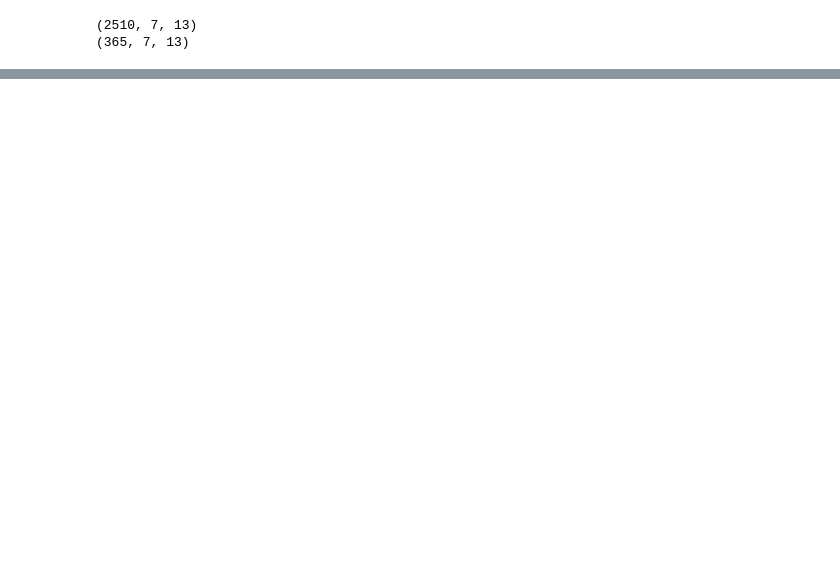
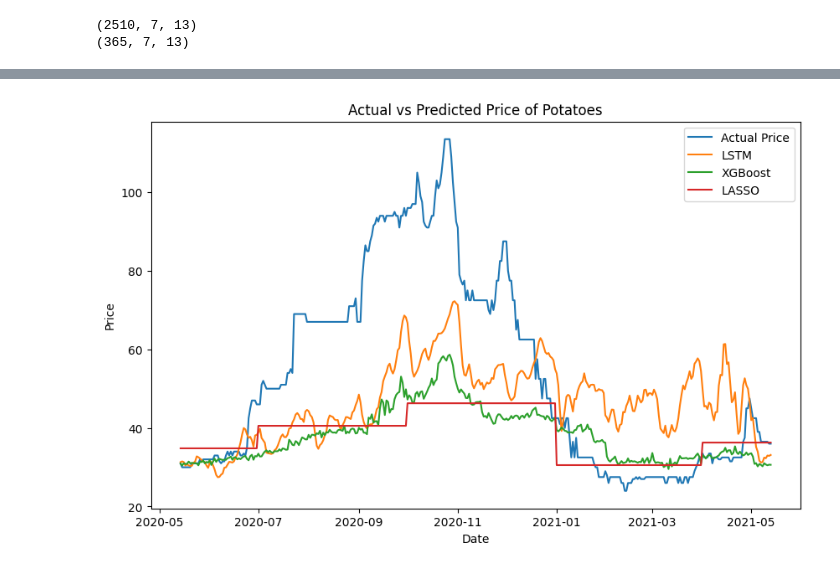
Before and after one commit to lukas-stamm/PAII, a Jupyter notebook: modelling/model_development.ipynb, the cells around one changed output, grey strips where cells are left out. Saved outputs shown, nothing was run; the diff lists cells and outputs as text; code cells hidden in the pictures; blank space fills up the shorter version.

```diff
--- a/modelling/model_development.ipynb
+++ b/modelling/model_development.ipynb
@@ -245,7 +245,7 @@ print(f"Best parameters: {best_params}")
 best_lasso = Lasso(**best_params)
 best_lasso.fit(x_train_scaled, y_train)
 
-y_pred = best_lasso.predict(x_test_scaled)
+y_pred_lasso = best_lasso.predict(x_test_scaled)
 mae = mean_absolute_error(y_test, y_pred)
 print(f'Mean Absolute Error: {mae}')
 # %% [output]
@@ -657,0 +659,14 @@ plt.show()
+# %%
+# Step 13: Plot Actual vs Predicted values
+plt.figure(figsize=(10, 6))
+plt.plot(potato_prices.index[-len(y_test):], y_test, label="Actual Price")
+plt.plot(potato_prices.index[-len(y_test):], y_pred_lstm, label="LSTM")
+plt.plot(potato_prices.index[-len(y_test):], y_pred_xgboost, label="XGBoost")
+plt.plot(potato_prices.index[-len(y_test):], y_pred_lasso, label="LASSO")
+plt.xlabel("Date")
+plt.ylabel("Price")
+plt.title("Actual vs Predicted Price of Potatoes")
+plt.legend()
+plt.show()
+# %% [output]
+[figure, added]
```
Also changed, not shown: parts of 14 cells of this notebook, 3 other files.
